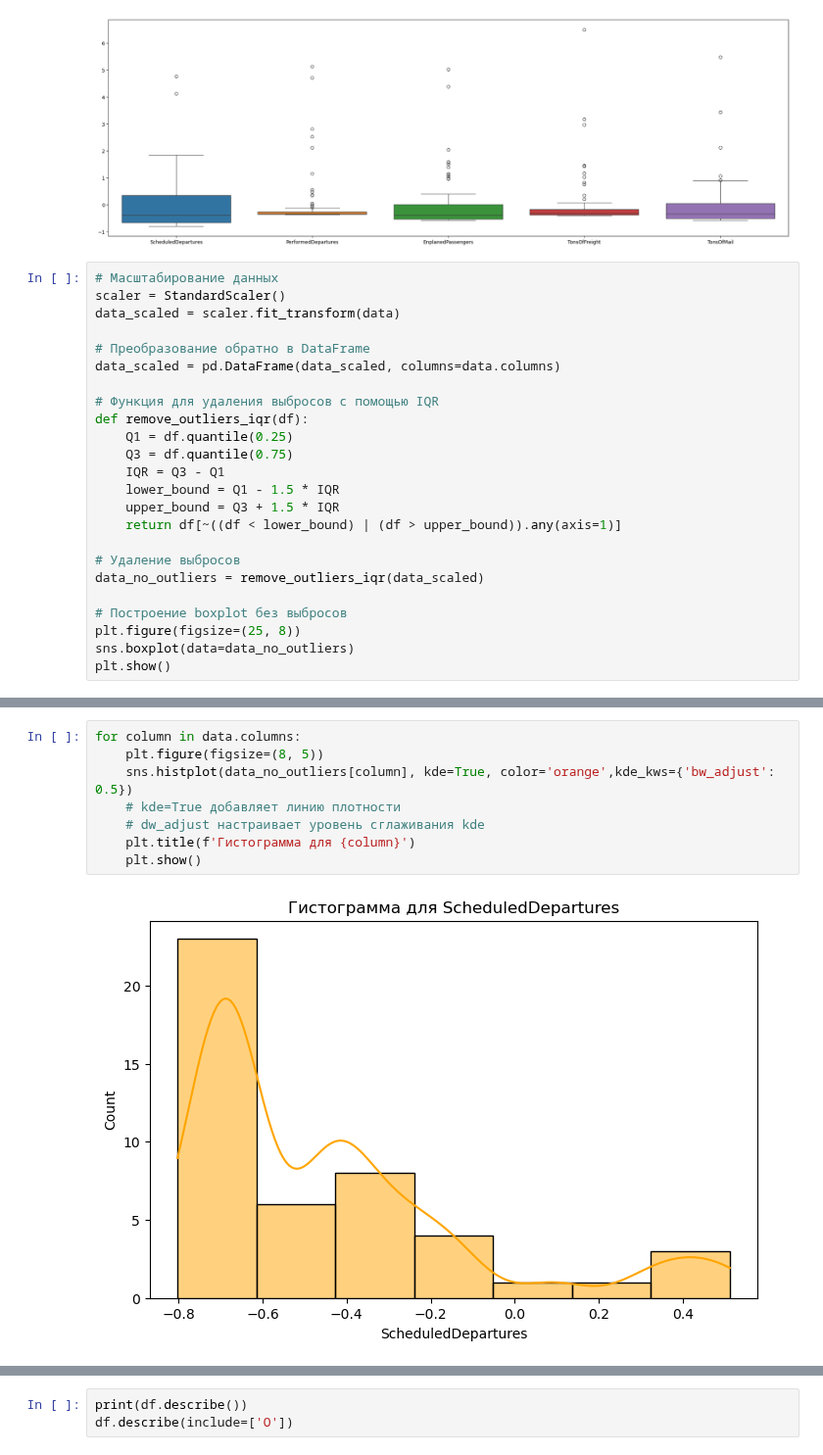
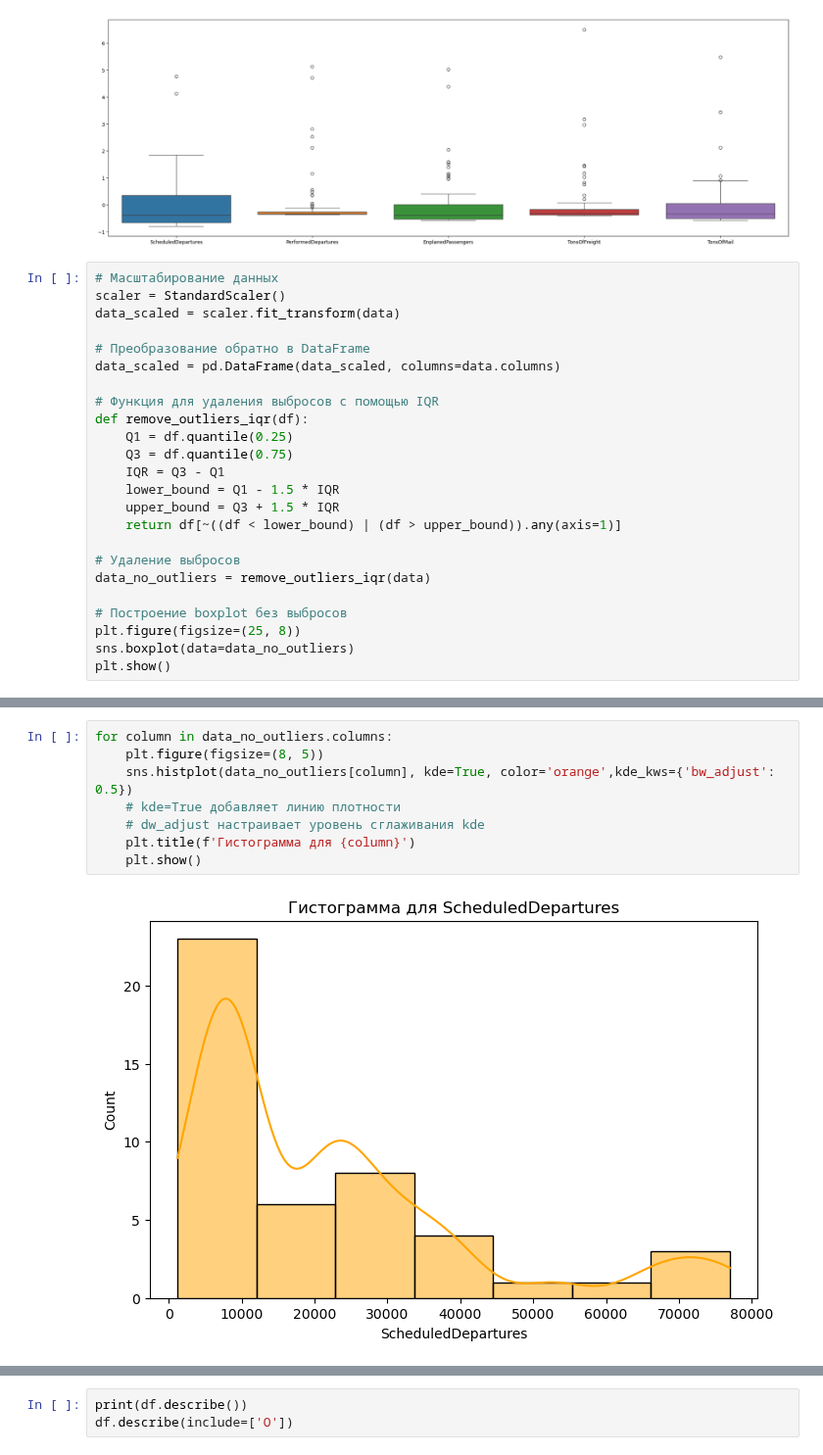
Before and after one commit to YukiTheKilla/math_statistics, a Jupyter notebook: Тема 1. Описательная статистика/main_air.ipynb, the cells around one changed output, grey strips where cells are left out. Shown at 98% size. Cells and saved outputs as stored; diff of their text form.

```diff
--- a/Тема 1. Описательная статистика/main_air.ipynb
+++ b/Тема 1. Описательная статистика/main_air.ipynb
@@ -109,7 +109,7 @@ def remove_outliers_iqr(df):
     return df[~((df < lower_bound) | (df > upper_bound)).any(axis=1)]
 
 # Удаление выбросов
-data_no_outliers = remove_outliers_iqr(data_scaled)
+data_no_outliers = remove_outliers_iqr(data)
 
 # Построение boxplot без выбросов
 plt.figure(figsize=(25, 8))
@@ -120,10 +120,10 @@ plt.show()
 # %%
-for column in data.columns:
+for column in data_no_outliers.columns:
     plt.figure(figsize=(8, 5))
     sns.histplot(data_no_outliers[column], kde=True, color='orange',kde_kws={'bw_adjust': 0.5})
     # kde=True добавляет линию плотности
     # dw_adjust настраивает уровень сглаживания kde
     plt.title(f'Гистограмма для {column}')
     plt.show()
 # %% [output]
-[figure, old version]
+[figure, new version]
```
Also changed, not shown: parts of 3 cells of this notebook, 8 other files.
